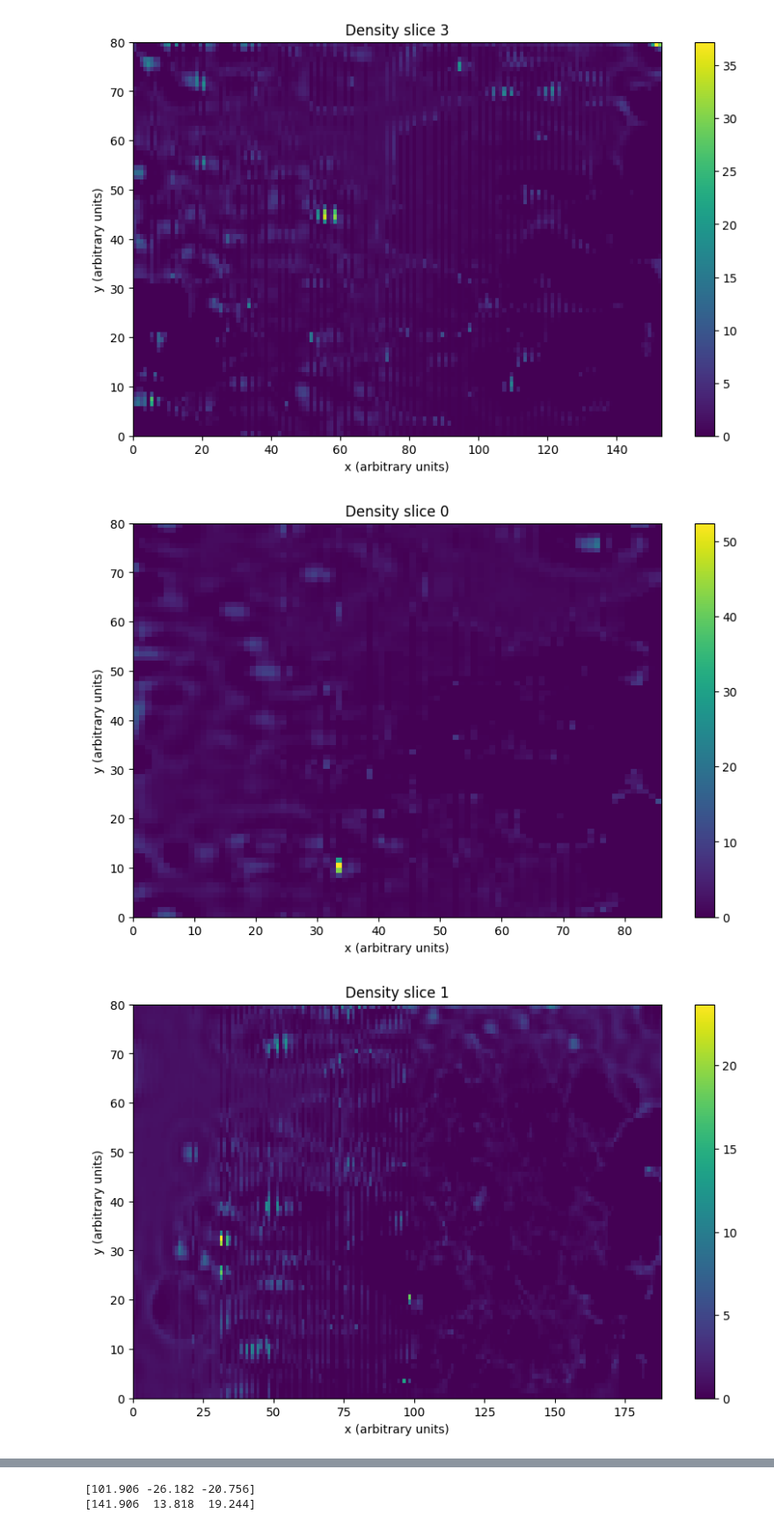
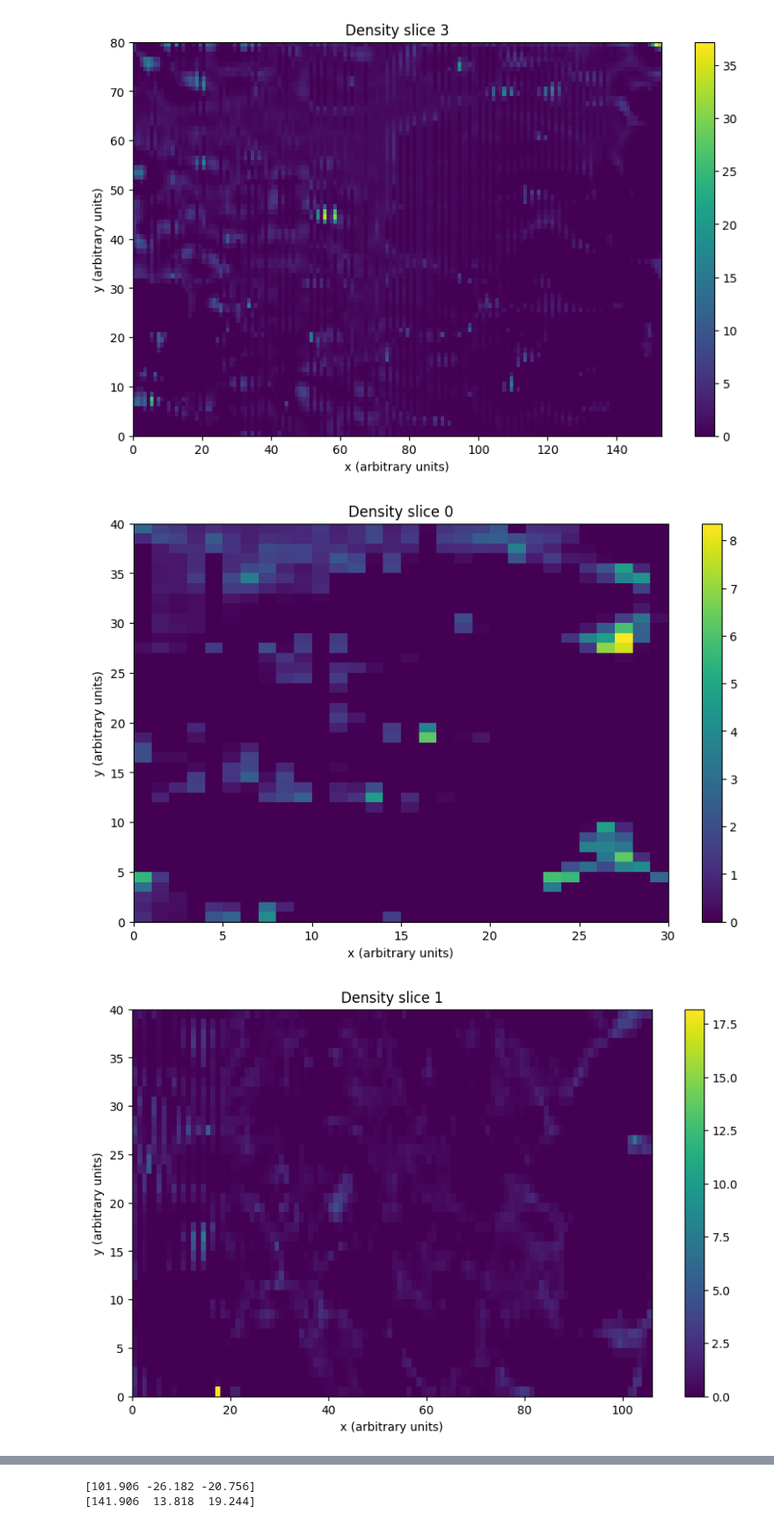
Before and after one commit to unitaryfund/aquapointer, a Jupyter notebook: notebooks/slicing_demo.ipynb, the cells around one changed output, grey strips where cells are left out. Shown at 88% size. Cells and saved outputs as stored; diff of their text form; code cells hidden in the pictures.

Commit message:
Pre-req: fix cropping
Fix cropping bug and update interface to work better with `DensityCanvas`

Clean up slicing demo notebook

```diff
--- a/notebooks/slicing_demo.ipynb
+++ b/notebooks/slicing_demo.ipynb
@@ -60,9 +42,11 @@ cropped_densities, cropped_points = crop_slices(points_1nnc, densities_1nnc, coo
+# %%
+cropped_points, cropped_densities = crop_slices(points_1nnc, densities_1nnc, x_ranges = [(points_1nnc[2][20, 20, 0], points_1nnc[2][60, 20, 0])], y_ranges = [(points_1nnc[2][20, 20, 1], points_1nnc[3][20, 60, 1])])
 # %%
-for k, density in enumerate(densities_1nnc):
+for k, density in enumerate(cropped_densities):
     fig, ax = dsu.plot_density(
             density, title=f"Density slice {k}"
         )
 plt.show()
 # %% [output]
-[figure, old version]
+[figure, new version]
-[figure, old version]
+[figure, new version]
```
Also changed, not shown: parts of 7 cells of this notebook, 1 other file.
